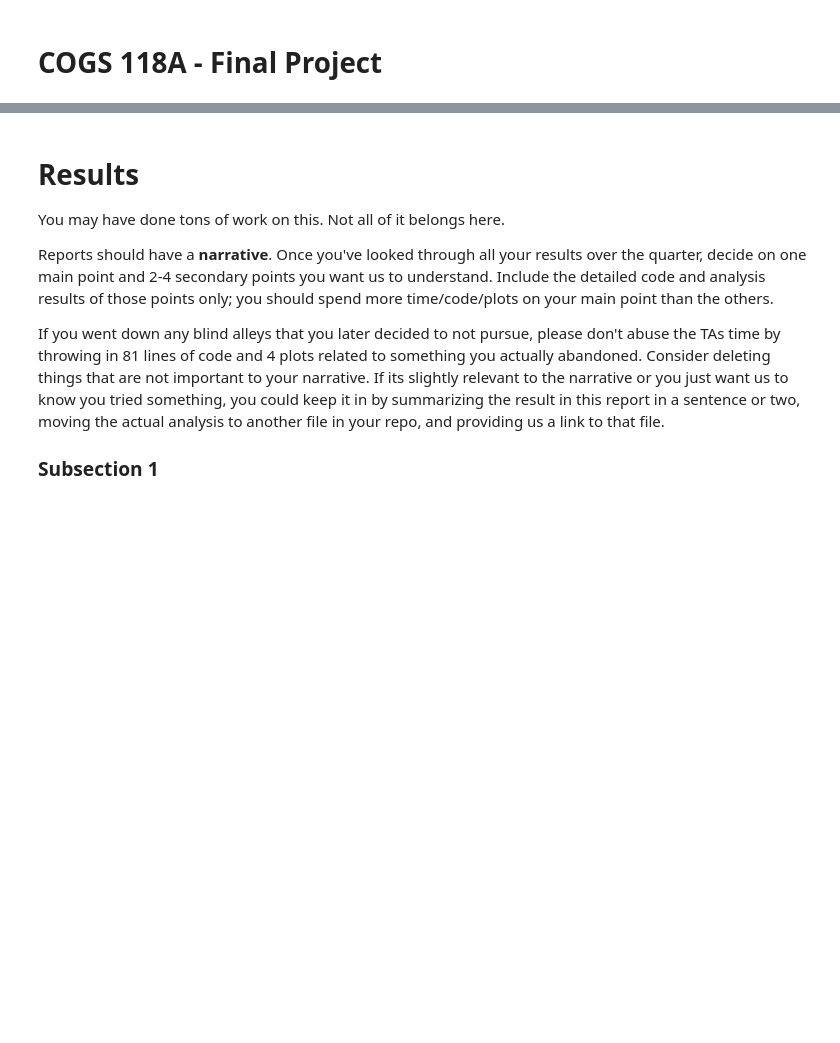
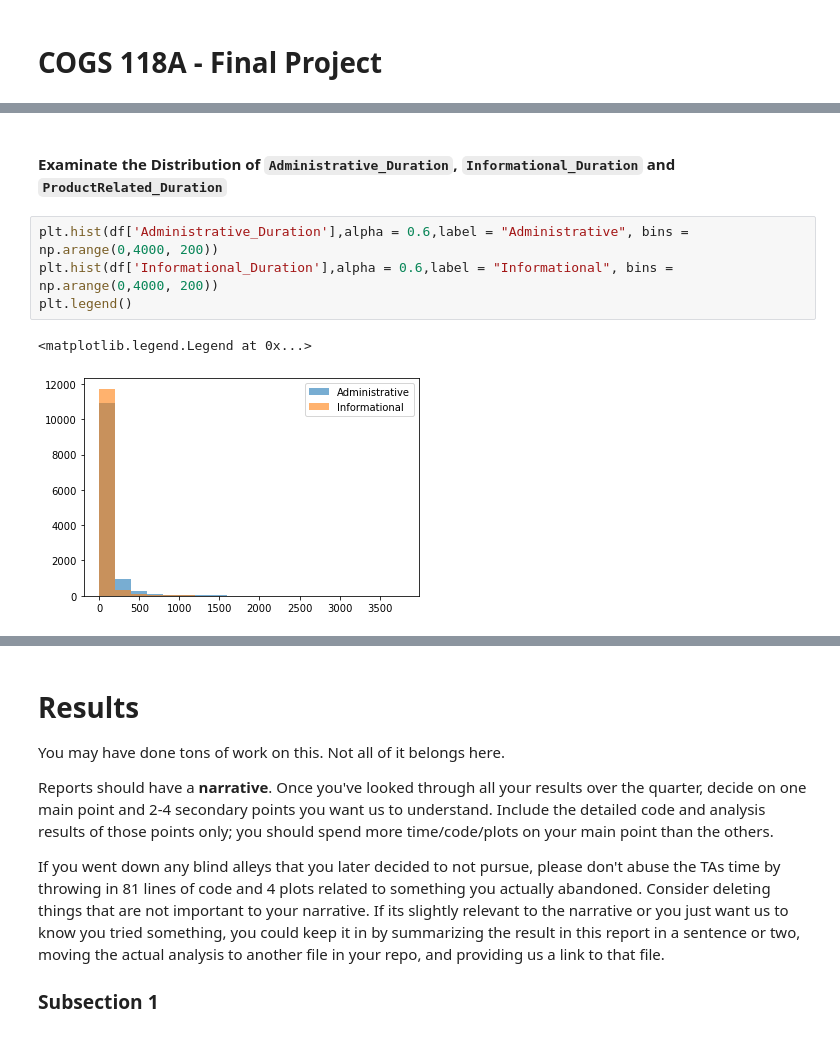
Before and after one commit to COGS118A/Group014-Sp22, a Jupyter notebook: FinalProject_group014.ipynb, the cells around one changed output, grey strips where cells are left out. Cells and saved outputs as stored; diff of their text form; blank space fills up the shorter version.

```diff
--- a/FinalProject_group014.ipynb
+++ b/FinalProject_group014.ipynb
@@ -58,0 +219,9 @@ Propose at least one evaluation metric that can be used to quantify the performa
+# %% [markdown]
+#### Examinate the Distribution of `Administrative_Duration`, `Informational_Duration` and `ProductRelated_Duration`
+# %%
+plt.hist(df['Administrative_Duration'],alpha = 0.6,label = "Administrative", bins = np.arange(0,4000, 200))
+plt.hist(df['Informational_Duration'],alpha = 0.6,label = "Informational", bins = np.arange(0,4000, 200))
+plt.legend()
+# %% [output]
+<matplotlib.legend.Legend at 0x...>
+[figure, added]
```
Also changed, not shown: parts of 138 cells of this notebook.
